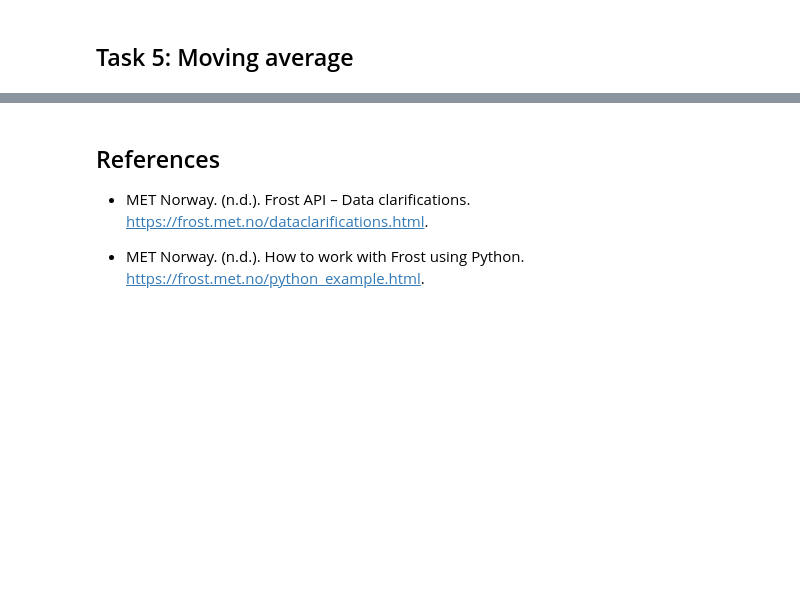
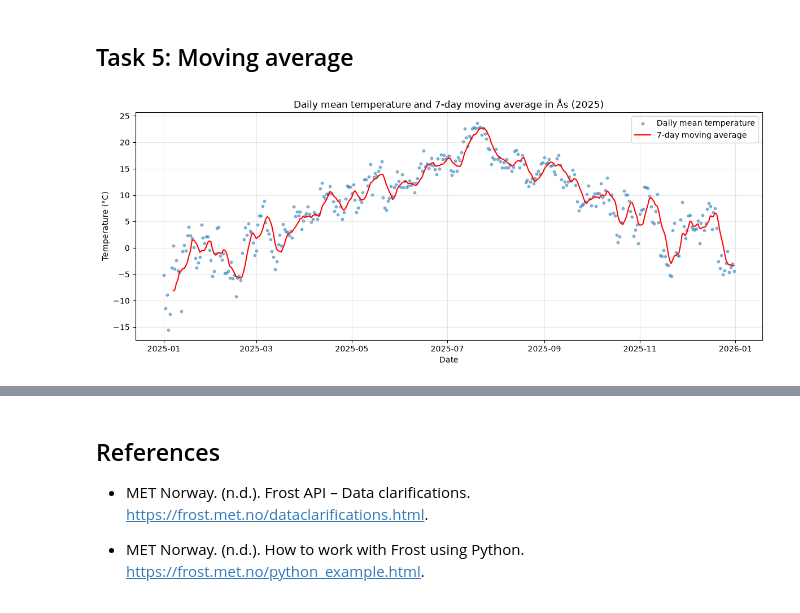
Before and after one commit to filmonkah/INF201-Deliverable-1, a Jupyter notebook: deliverable_1.ipynb, the cells around one changed output, grey strips where cells are left out. Cells and saved outputs as stored; diff of their text form; code cells hidden in the pictures; blank space fills up the shorter version.

Commit message:
Add tasks 4 and 5: heatwaves and moving average

```diff
--- a/deliverable_1.ipynb
+++ b/deliverable_1.ipynb
@@ -267,2 +415,43 @@ The graph also shows particularly low temperatures towards the end of 1925. Over
 # %% [markdown]
 ## Task 5: Moving average
+# %%
+def moving_average(values: list[float], window: int = 7) -> list[float]:
+    """Calculating the moving average of a list of values
+
+    Args:
+        values: the values to average, for example daily temperatures
+        window: number of days in each average
+
+    Returns:
+    list with the same lengt as values. the first window - 1 positions
+    are None, because there are not enough days befor them
+    """
+    averages = [] #list that will hold one average per day
+    for i in range(len(values)): #loop treough the index. of each day
+        if i < window - 1:
+            averages.append(None) # no average for this day
+        else: # if it is enough days it will calculate an average
+            start = i - window + 1
+            last_days = values[start:i + 1] #this day and the 6 days befor
+            averages.append(sum(last_days) / window) #mean of the window
+    return averages #returns the list of all averages
+# %%
+#list() turns the temperature column into a normal Python list
+df["moving_average"] = moving_average(list(df["temperature"]))
+# %%
+plt.figure(figsize=(12, 5)) #using the same figure size as the plots above
+
+#daily temperature as small, slightly, transparent points
+plt.scatter(df["date"], df["temperature"], s=10, alpha=0.5, label="Daily mean temperature")
+#moving average as a line
+plt.plot(df["date"], df["moving_average"], color="red", label="7-day moving average")
+
+plt.title("Daily mean temperature and 7-day moving average in Ås (2025)")
+plt.xlabel("Date")
+plt.ylabel("Temperature (°C)")
+plt.legend()
+plt.grid(alpha=0.3)
+plt.tight_layout()
+plt.show()
+# %% [output]
+[figure, added]
```
Also changed, not shown: parts of 9 cells of this notebook, 3 other files.
